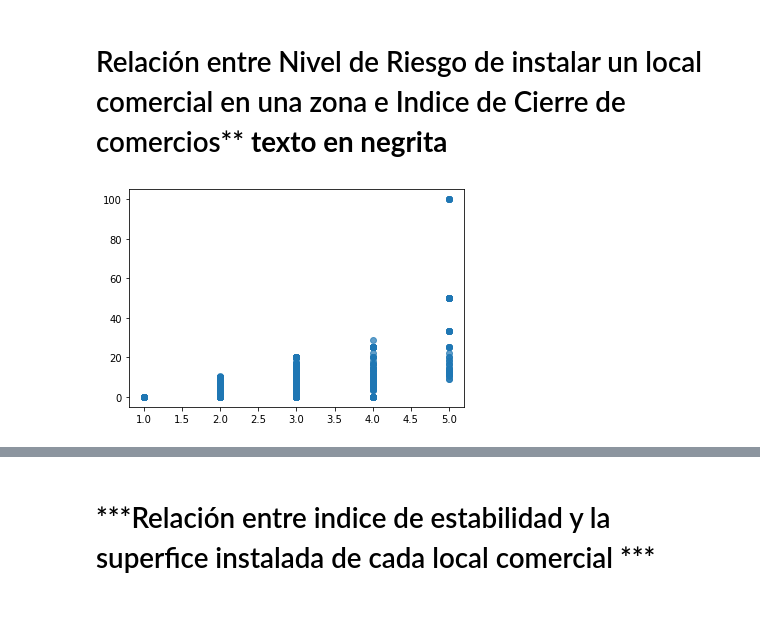
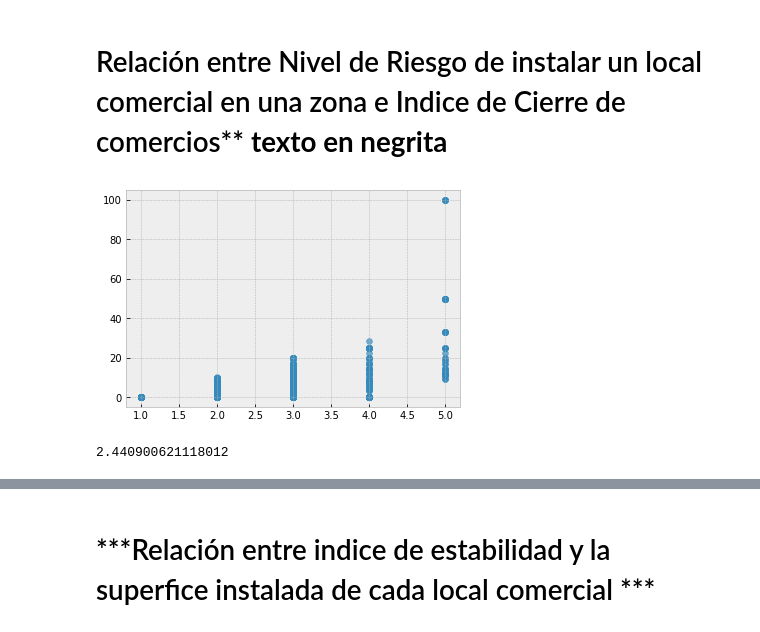
Before and after one commit to juampi2388/Entrega-trabajo-Juan-Pablo-Fratuzzo, a Jupyter notebook: Datasets+Fratuzzoultimo.ipynb, the cells around one changed output, grey strips where cells are left out. Saved outputs shown, nothing was run; the diff lists cells and outputs as text; code cells hidden in the pictures.

```diff
--- a/Datasets+Fratuzzoultimo.ipynb
+++ b/Datasets+Fratuzzoultimo.ipynb
@@ -41,6 +45,11 @@ df.head()
 # %%
 plt.scatter(df['NIVEL_RIESGO'],df['INDICE_CIERRE'], alpha=0.7)
 plt.style.use('bmh')
 plt.show()
+
+df.INDICE_CIERRE.value_counts()
+
+df.INDICE_CIERRE.mean()
 # %% [output]
-[figure, old version]
+[figure, new version]
+2.440900621118012
```
Also changed, not shown: parts of 9 cells of this notebook.
